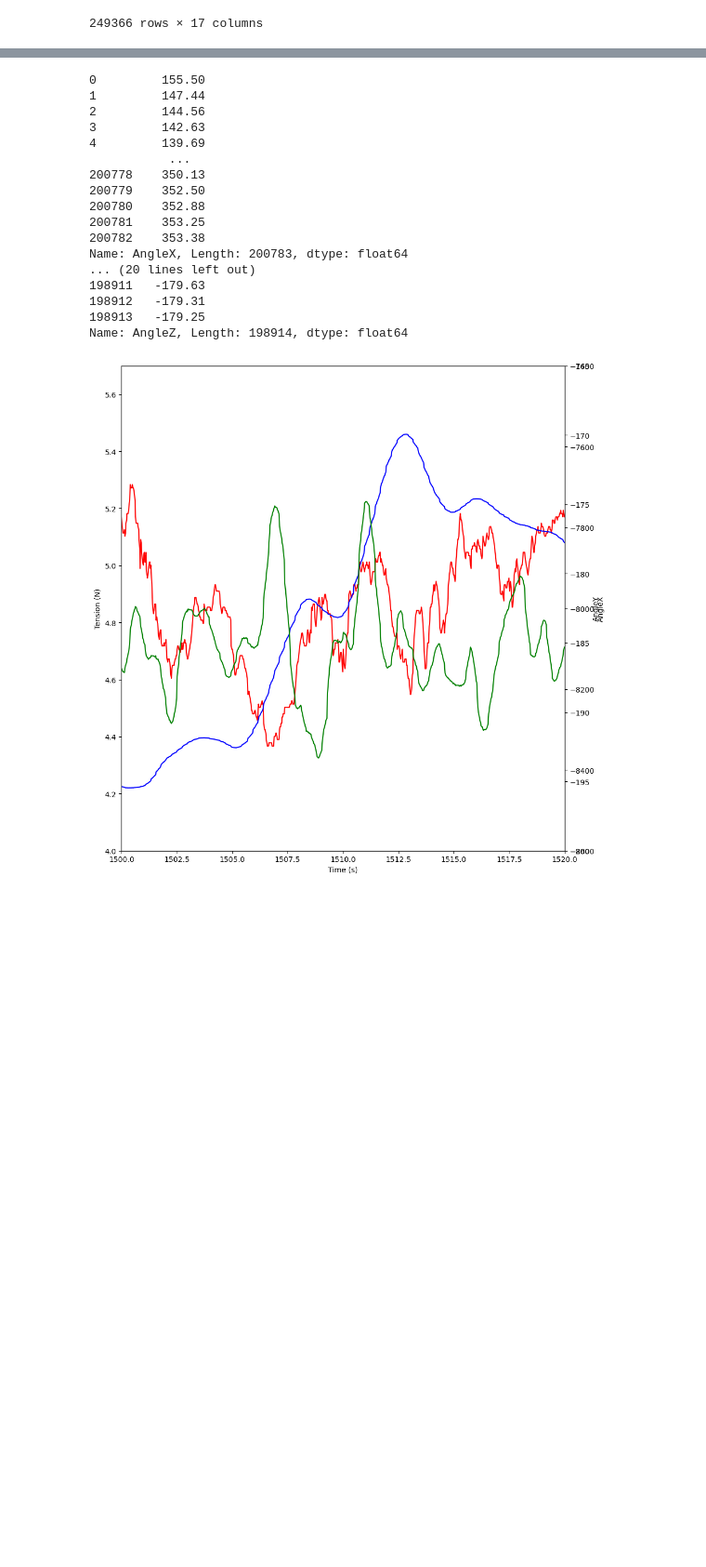
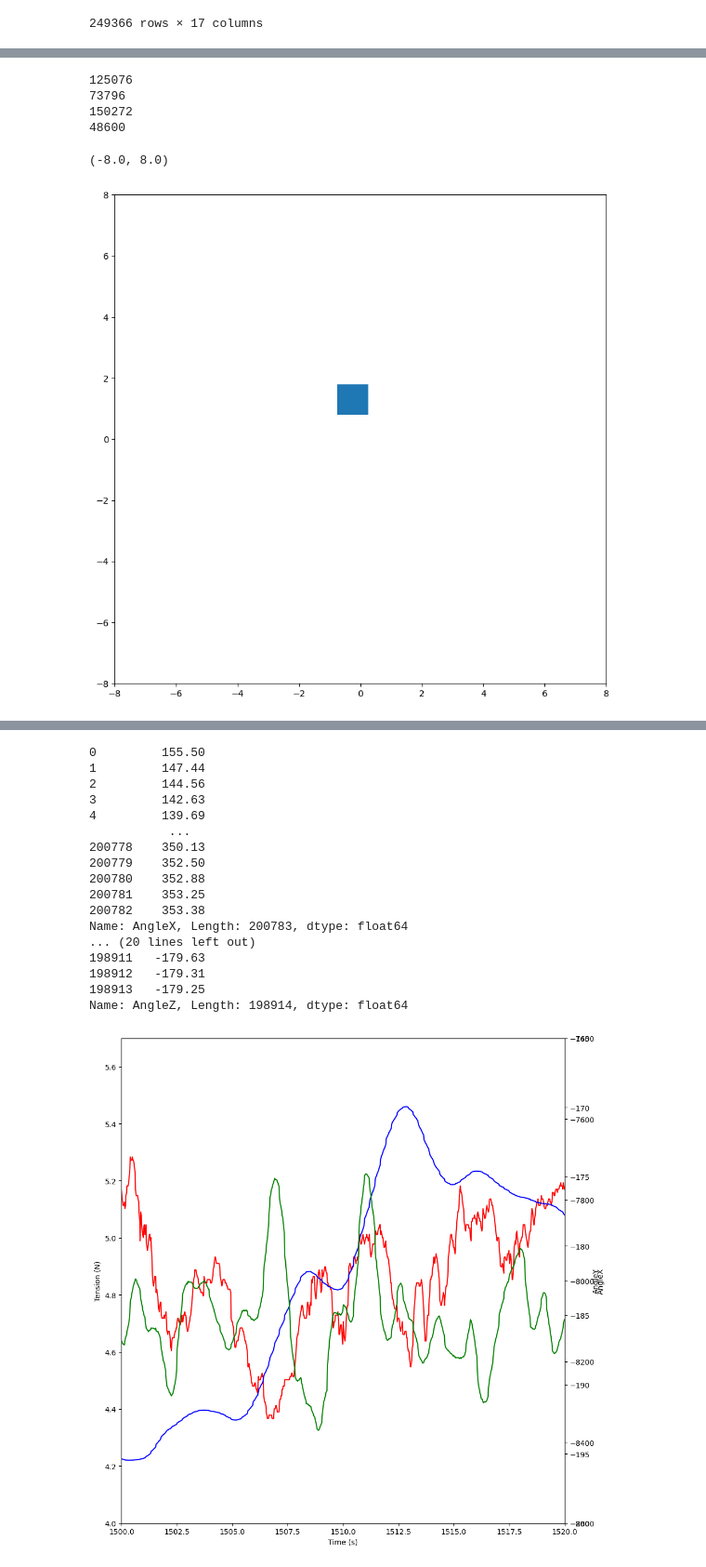
Before and after one commit to UMDBPP/TUFFcode, a Jupyter notebook: Data Analysis/data playground.ipynb, the cells around one changed output, grey strips where cells are left out. Shown at 93% size. Cells and saved outputs as stored; diff of their text form; code cells hidden in the pictures; blank space fills up the shorter version.

```diff
--- a/Data Analysis/data playground.ipynb
+++ b/Data Analysis/data playground.ipynb
@@ -47,0 +117,24 @@ See the caveats in the documentation: https://pandas.pydata.org/pandas-docs/stab
+# %%
+print(np.count_nonzero(angley < 0))
+print(np.count_nonzero(angley > 0))
+print(np.count_nonzero(anglez < 0))
+print(np.count_nonzero(anglez > 0))
+# %% [output]
+125076
+73796
+150272
+48600
+# %%
+
+from matplotlib.patches import Rectangle
+
+box_width = 1
+fig,ax = plt.subplots()
+currentAxis = plt.gca()
+currentAxis.add_patch(Rectangle((y[2] - box_width/2, z[2] - box_width/2), box_width, box_width))
+
+currentAxis.set_ylim(-8, 8)
+currentAxis.set_xlim(-8, 8)
+# %% [output]
+(-8.0, 8.0)
+[figure, added]
```
Also changed, not shown: parts of 5 cells of this notebook.
